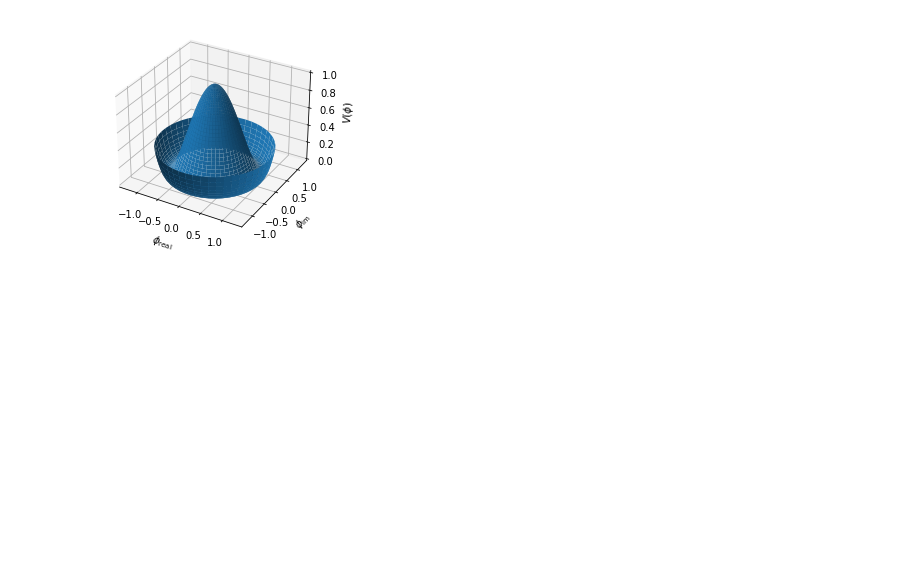
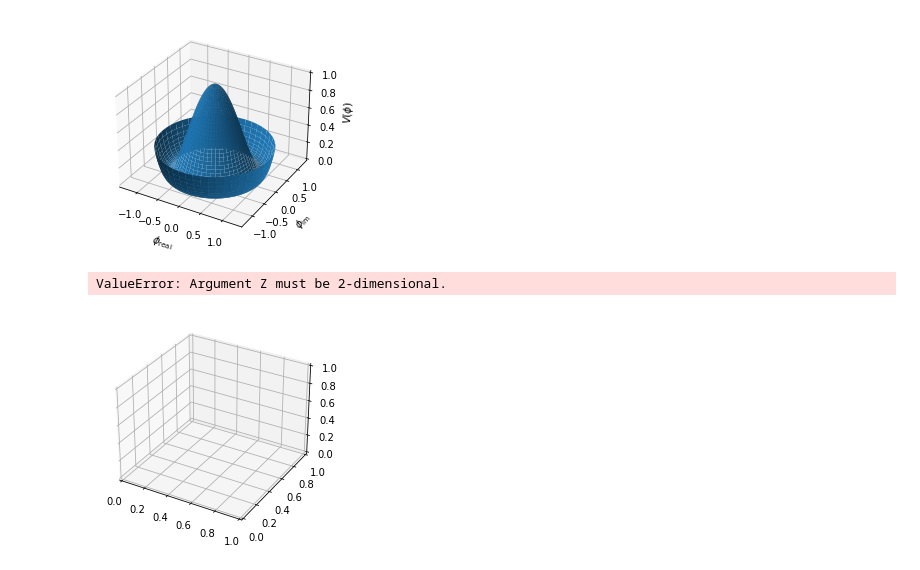
Before and after one commit to gabrielnrt/Aprendizado, a Jupyter notebook: Bibliotecas Python/Matplotlib/Graficos3D.ipynb, the cells around one changed output. Saved outputs shown, nothing was run; the diff lists cells and outputs as text; code cells hidden in the pictures; blank space fills up the shorter version.

```diff
--- a/Bibliotecas Python/Matplotlib/Graficos3D.ipynb
+++ b/Bibliotecas Python/Matplotlib/Graficos3D.ipynb
@@ -33,3 +33,43 @@ ax.set_zlabel(r'$V(\phi)$')
 show()
 # %% [output]
 [figure]
+# %%
+# import matplotlib.pyplot as plt
+from matplotlib.pyplot import figure, show
+
+# import numpy as np
+from numpy import linspace, meshgrid, sin, cos, pi
+
+
+# PRO GRÁFICO 3D FUNCIONAR, É OBRIGATÓRIO USAR ESSA LINHA
+from mpl_toolkits.mplot3d import Axes3D
+
+fig = figure()
+ax = fig.add_subplot(projection='3d')
+# ax = fig.add_subplot()
+
+
+# Create the mesh in polar coordinates and compute corresponding Z.
+r = linspace(0, 1.25, 50)
+p = linspace(0, 2*pi, 50)
+# R, P = meshgrid(r, p)
+Z = ((r**2 - 1)**2)
+
+# Express the mesh in the cartesian system.
+X, Y = r*cos(p), r*sin(p)
+
+# Plot the surface.
+# ax.plot_surface(X, Y, Z, cmap=plt.cm.YlGnBu_r)
+ax.plot_surface(X, Y, Z)
+
+
+# Tweak the limits and add latex math labels.
+ax.set_zlim(0, 1)
+ax.set_xlabel(r'$\phi_\mathrm{real}$')
+ax.set_ylabel(r'$\phi_\mathrm{im}$')
+ax.set_zlabel(r'$V(\phi)$')
+
+show()
+# %% [output]
+ValueError: Argument Z must be 2-dimensional.
+[figure, added]
```
Also changed, not shown: 3 other files.
